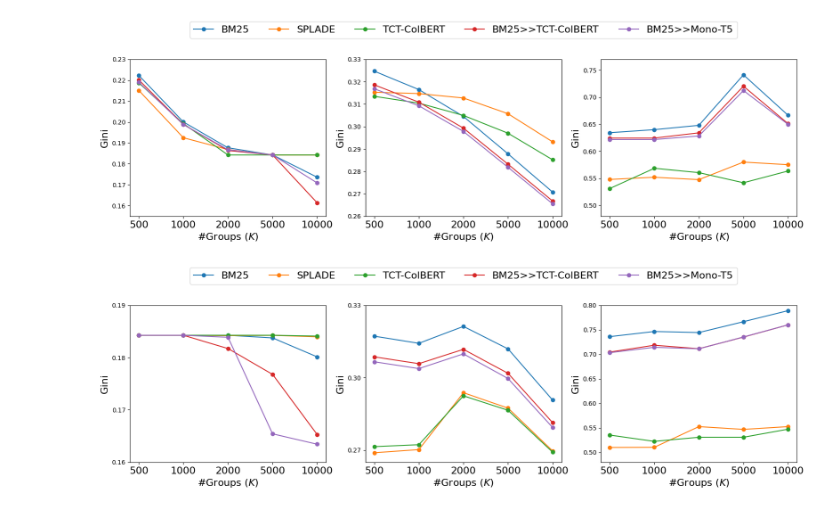
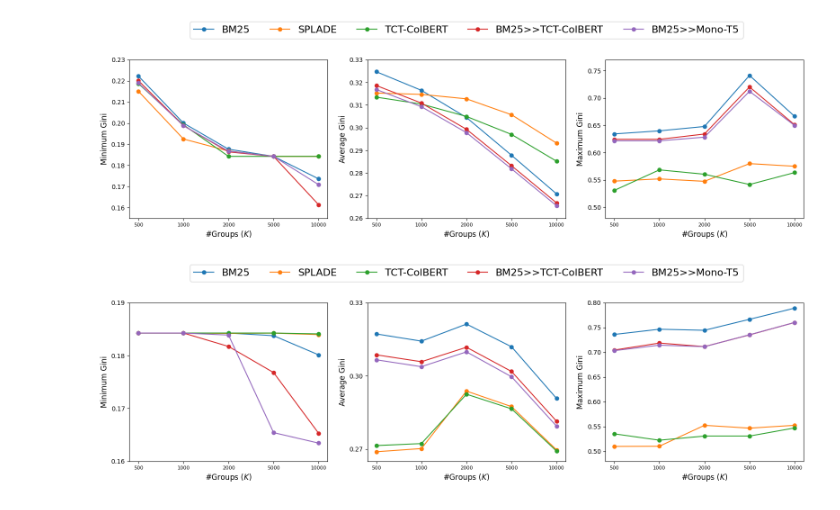
Before and after one commit to XuejunChang/T-Retrievability, a Jupyter notebook: src/plot.ipynb, the cells around one changed output. Cells and saved outputs as stored; diff of their text form; code cells hidden in the pictures.

Commit message:
adjust graph layout

```diff
--- a/src/plot.ipynb
+++ b/src/plot.ipynb
@@ -64,10 +62,10 @@ def sub_plot(plt, **params):
     y = bm25_monot5[col]
     line5, = plt.plot(x,y,label='BM25>>Mono-T5', marker='.', markersize=12)
 
-    plt.set_title(title, fontsize=16)
-    plt.set_xlabel(r'#Groups ($K$)', fontsize=16)
+    # plt.set_title(title, fontsize=20)
+    plt.set_xlabel(r'#Groups ($K$)', fontsize=12)
 
-    plt.set_ylabel(ylabel, fontsize=16)
-    plt.set_xticks(ticks = x, labels = ['500', '1000', '2000', '5000', '10000'], fontsize=16)
+    plt.set_ylabel(ylabel, fontsize=12)
+    plt.set_xticks(ticks = x, labels = ['500', '1000', '2000', '5000', '10000'], fontsize=8)
     return line1, line2,line3,line4,line5
 # %%
@@ -98,20 +102,21 @@ def plot_1column_3graphs(axes, handles_list, ginis):
 # %%
 fig, (ax0,ax1,ax2) = plt.subplots(nrows=1, ncols=3, figsize=(15, 4))
 plt.subplots_adjust(hspace=1, wspace=0.2, left=0, right=1, bottom=0)
+# plt.tight_layout()
 kmeans_vec = 'scikit_dense'
 
-params = {'kmeans_vec': kmeans_vec, 'col': 'min_gini', 'ylabel': 'Gini', 'x_locator': 1, 'y_locator': 0.01, 'y_lim': (0.155,0.23), 'title': None}
+params = {'kmeans_vec': kmeans_vec, 'col': 'min_gini', 'ylabel': 'Minimum Gini', 'x_locator': 1, 'y_locator': 0.01, 'y_lim': (0.155,0.23), 'title': None}
 g0 = sub_plot(ax0, **params)
-params = {'kmeans_vec': kmeans_vec, 'col': 'mean_gini', 'ylabel': 'Gini', 'x_locator': 1, 'y_locator': 0.01, 'y_lim': (0.26,0.33), 'title': None}
+params = {'kmeans_vec': kmeans_vec, 'col': 'mean_gini', 'ylabel': 'Average Gini', 'x_locator': 1, 'y_locator': 0.01, 'y_lim': (0.26,0.33), 'title': None}
 g1 = sub_plot(ax1, **params)
-params = {'kmeans_vec': kmeans_vec, 'col': 'max_gini', 'ylabel': 'Gini', 'x_locator': 1, 'y_locator': 0.05, 'y_lim': (0.48,0.77), 'title': None}
+params = {'kmeans_vec': kmeans_vec, 'col': 'max_gini', 'ylabel': 'Maximum Gini', 'x_locator': 1, 'y_locator': 0.05, 'y_lim': (0.48,0.77), 'title': None}
 g2 = sub_plot(ax2, **params)
 
 fig.legend(handles=g0, loc='upper center', bbox_to_anchor=(0.5, 1.12), ncol=10, fontsize=16)
-plt.savefig(f'{config.proj_dir}/results/aggr_gini_{kmeans_vec}.png', format="png", bbox_inches="tight", pad_inches=0)
+plt.savefig(f'{config.proj_dir}/results/aggr_gini_{kmeans_vec}.pdf', format="pdf", bbox_inches="tight", pad_inches=0)
 plt.show()
 # %% [output]
-[figure, old version]
+[figure, new version]
 # %%
 axes = [ax0, ax1, ax2]
 handles_list = [g0, g1, g2]
@@ -120,20 +125,21 @@ plot_1column_3graphs(axes, handles_list, ginis)
 # %%
 fig, (ax0,ax1,ax2) = plt.subplots(nrows=1, ncols=3, figsize=(15, 4))
 plt.subplots_adjust(hspace=1, wspace=0.2, left=0, right=1, bottom=0)
+# plt.tight_layout()
 kmeans_vec = 'scikit_tfidf'
 
-params = {'kmeans_vec': kmeans_vec, 'col': 'min_gini', 'ylabel': 'Gini', 'x_locator': 1, 'y_locator': 0.01, 'y_lim': (0.16,0.19), 'title': None}
+params = {'kmeans_vec': kmeans_vec, 'col': 'min_gini', 'ylabel': 'Minimum Gini', 'x_locator': 1, 'y_locator': 0.01, 'y_lim': (0.16,0.19), 'title': None}
 g0 = sub_plot(ax0, **params)
-params = {'kmeans_vec': kmeans_vec, 'col': 'mean_gini', 'ylabel': 'Gini', 'x_locator': 1, 'y_locator': 0.03, 'y_lim': (0.265,0.33), 'title': None}
+params = {'kmeans_vec': kmeans_vec, 'col': 'mean_gini', 'ylabel': 'Average Gini', 'x_locator': 1, 'y_locator': 0.03, 'y_lim': (0.265,0.33), 'title': None}
 g1 = sub_plot(ax1, **params)
-params = {'kmeans_vec': kmeans_vec, 'col': 'max_gini', 'ylabel': 'Gini', 'x_locator': 1, 'y_locator': 0.05, 'y_lim': (0.48,0.80), 'title': None}
+params = {'kmeans_vec': kmeans_vec, 'col': 'max_gini', 'ylabel': 'Maximum Gini', 'x_locator': 1, 'y_locator': 0.05, 'y_lim': (0.48,0.80), 'title': None}
 g2 = sub_plot(ax2, **params)
 
 fig.legend(handles=g0, loc='upper center', bbox_to_anchor=(0.5, 1.12), ncol=10, fontsize=16)
-plt.savefig(f'{config.proj_dir}/results/aggr_gini_{kmeans_vec}.png', format="png", bbox_inches="tight", pad_inches=0)
+plt.savefig(f'{config.proj_dir}/results/aggr_gini_{kmeans_vec}.pdf', format="pdf", bbox_inches="tight", pad_inches=0)
 plt.show()
 # %% [output]
-[figure, old version]
+[figure, new version]
 # %%
 axes = [ax0, ax1, ax2]
 handles_list = [g0, g1, g2]
```
Also changed, not shown: parts of 4 cells of this notebook, 11 other files.
